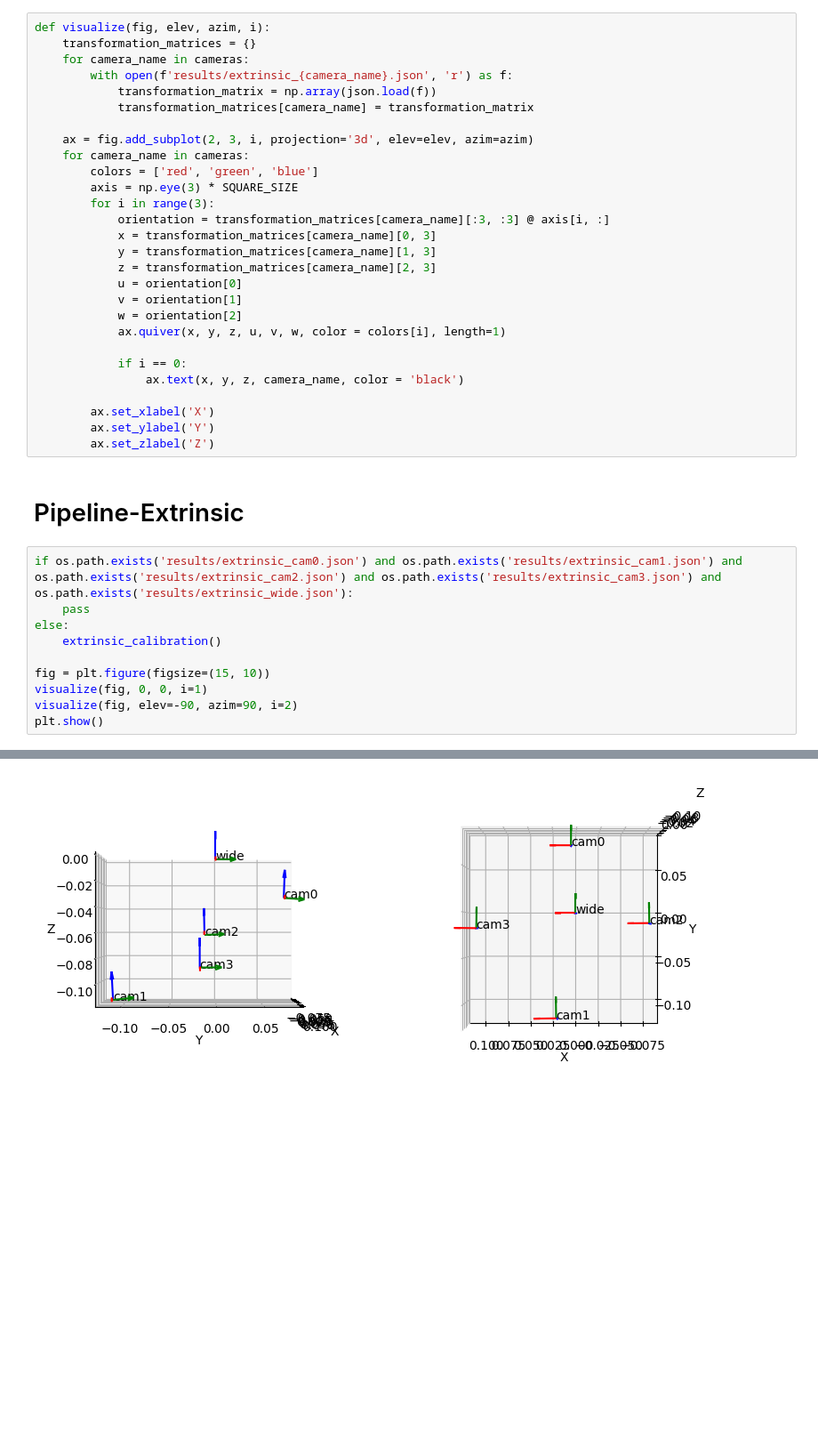
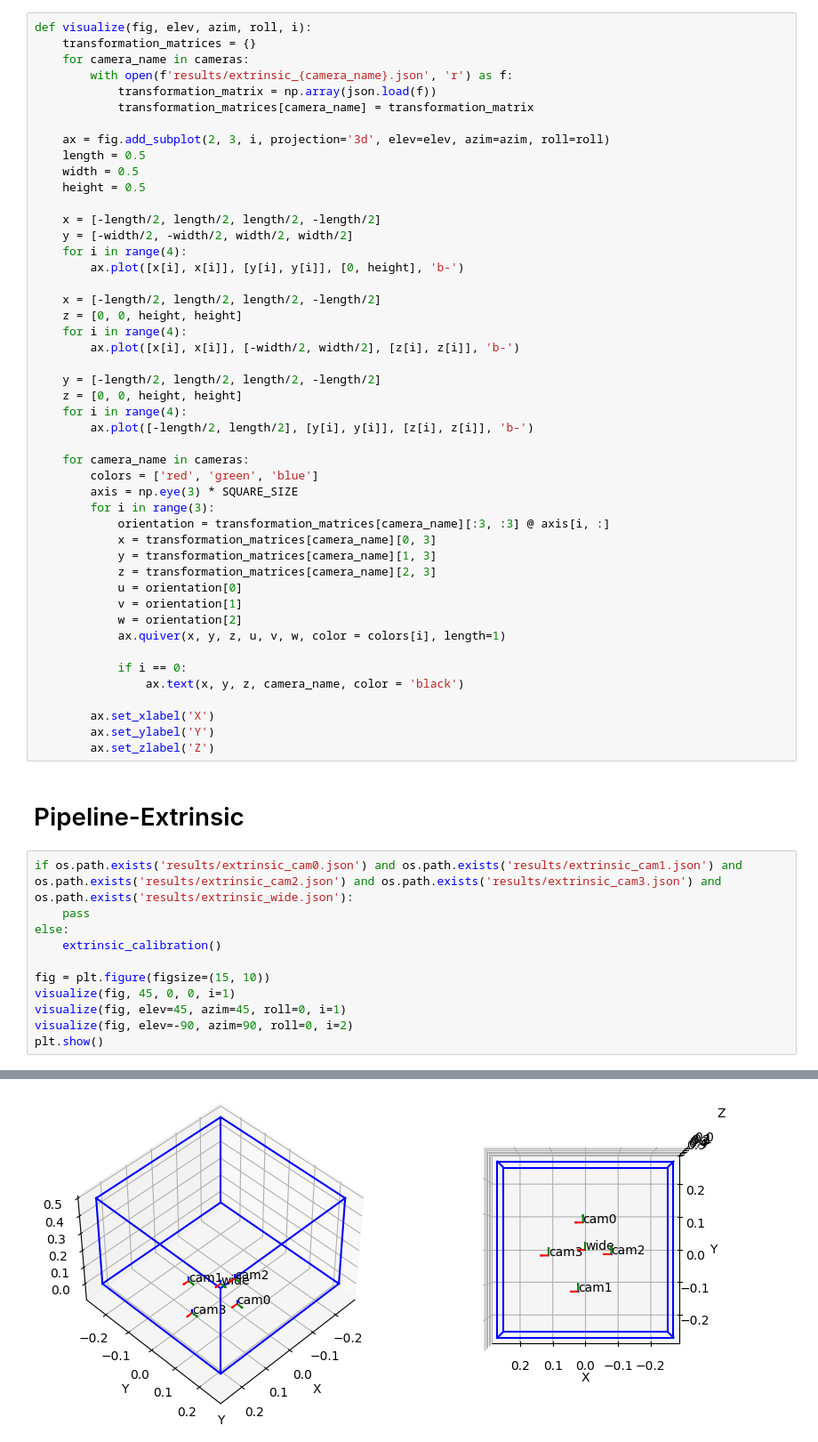
Before and after one commit to boring180/MASEP_Local, a Jupyter notebook: Callibration/callibration.ipynb, the cells around one changed output, grey strips where cells are left out. Shown at 89% size. Drawn from its saved outputs; the diff is of its cells as text; blank space fills up the shorter version.

```diff
--- a/Callibration/callibration.ipynb
+++ b/Callibration/callibration.ipynb
@@ -294,14 +304,33 @@ def extrinsic_calibration():
         with open(f'results/extrinsic_{camera_name}.json', 'w') as f:
             json.dump(transformation_matrix.tolist(), f)
 # %%
-def visualize(fig, elev, azim, i):
+def visualize(fig, elev, azim, roll, i):
     transformation_matrices = {}
     for camera_name in cameras:
         with open(f'results/extrinsic_{camera_name}.json', 'r') as f:
             transformation_matrix = np.array(json.load(f))
             transformation_matrices[camera_name] = transformation_matrix
 
-    ax = fig.add_subplot(2, 3, i, projection='3d', elev=elev, azim=azim)
+    ax = fig.add_subplot(2, 3, i, projection='3d', elev=elev, azim=azim, roll=roll)
+    length = 0.5
+    width = 0.5
+    height = 0.5
+
+    x = [-length/2, length/2, length/2, -length/2]
+    y = [-width/2, -width/2, width/2, width/2]
+    for i in range(4):
+        ax.plot([x[i], x[i]], [y[i], y[i]], [0, height], 'b-')
+
+    x = [-length/2, length/2, length/2, -length/2]
+    z = [0, 0, height, height]
+    for i in range(4):
+        ax.plot([x[i], x[i]], [-width/2, width/2], [z[i], z[i]], 'b-')
+
+    y = [-length/2, length/2, length/2, -length/2]
+    z = [0, 0, height, height]
+    for i in range(4):
+        ax.plot([-length/2, length/2], [y[i], y[i]], [z[i], z[i]], 'b-')
+
     for camera_name in cameras:
         colors = ['red', 'green', 'blue']
         axis = np.eye(3) * SQUARE_SIZE
@@ -330,7 +359,8 @@ else:
     extrinsic_calibration()
 
 fig = plt.figure(figsize=(15, 10))
-visualize(fig, 0, 0, i=1)
-visualize(fig, elev=-90, azim=90, i=2)
+visualize(fig, 45, 0, 0, i=1)
+visualize(fig, elev=45, azim=45, roll=0, i=1)
+visualize(fig, elev=-90, azim=90, roll=0, i=2)
 plt.show()
 # %% [output]
@@ -337 +384 @@ plt.show()
-[figure, old version]
+[figure, new version]
```
Also changed, not shown: parts of 2 cells of this notebook, 16 other files.
